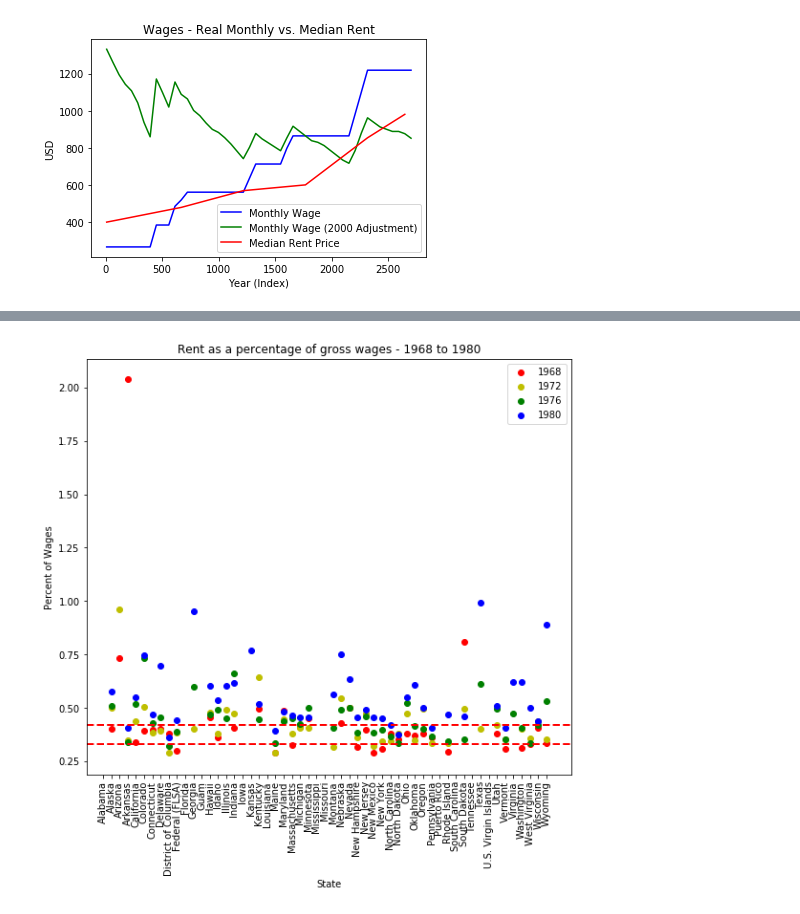
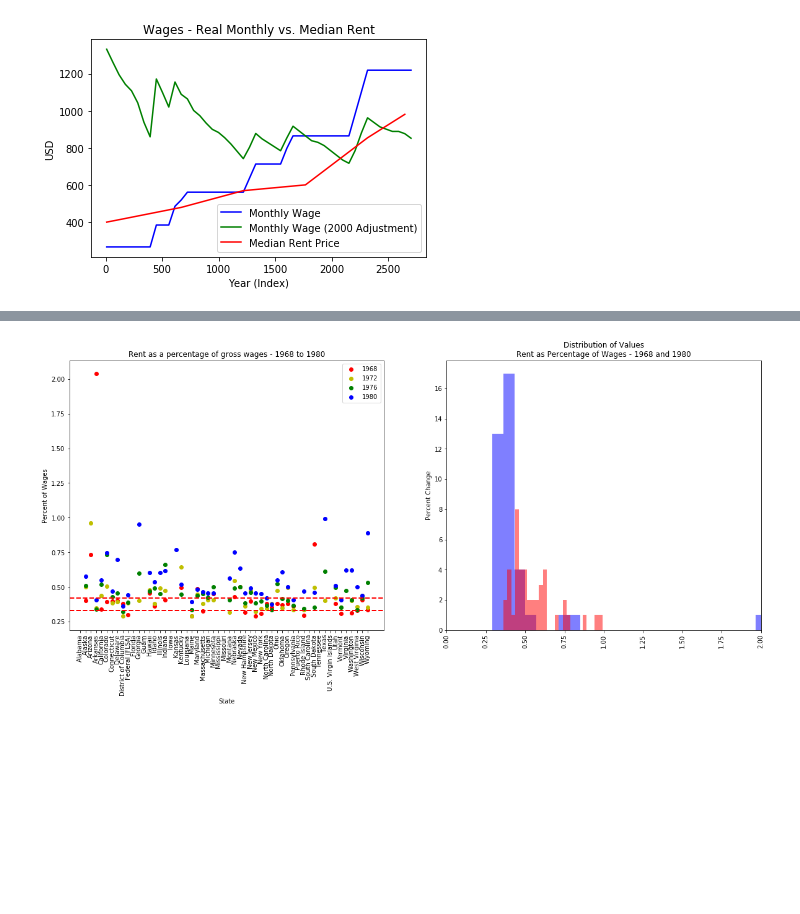
Before and after one commit to jkovach89/Wage_Affordability, a Jupyter notebook: Capstone 1 - Wage Affordability Study.ipynb, the cells around one changed output, grey strips where cells are left out. Cells and saved outputs as stored; diff of their text form; code cells hidden in the pictures; blank space fills up the shorter version.

```diff
--- a/Capstone 1 - Wage Affordability Study.ipynb
+++ b/Capstone 1 - Wage Affordability Study.ipynb
@@ -242,41 +262,46 @@ plt.show()
 The above charts help to clarify two points. First, they confirm the findings of the original question, that
 rent has quickly grown away from the two points of affordability, as by 2016, even the lowest state's median is
 greater than 60% of minimum monthly wages. Second, they suggest an answer to our second questions, that this
 disparity is not necessarily new but has been the case since at least as far back as 1980 (given that most states
 fell below 42% and many below 33% as well).
 '''
 
 # Create dataframes intermittently from 1968 through 1980
 wage_1972 = wage.loc[lambda yr: wage['Year']==1972]
 wage_1976 = wage.loc[lambda yr: wage['Year']==1976]
 
-# Plot all to single scatter
+# Remove infinite and NaN values from dataset
+fix_68 = wage_1968['Percent'].replace(np.inf, np.nan).dropna(how='all')
+fix_80 = wage_1980['Percent'].replace(np.inf, np.nan).dropna(how='all')
+
+# Plot '68 to '80 datapoints to single scatter
 plt.figure(figsize=(20,8))
 
 plt.subplot(1,2,1)
 plt.scatter(x=wage_1968['State'], y=wage_1968['Percent'], color='r', label='1968')
 plt.scatter(x=wage_1972['State'], y=wage_1972['Percent'], color='y', label='1972')
 plt.scatter(x=wage_1976['State'], y=wage_1976['Percent'], color='g', label='1976')
 plt.scatter(x=wage_1980['State'], y=wage_1980['Percent'], color='b', label='1980')
 plt.title('Rent as a percentage of gross wages - 1968 to 1980')
 plt.xlabel('State')
 plt.ylabel('Percent of Wages')
 plt.axhline(0.333, color='r', linestyle='dashed', linewidth=2)
 plt.axhline(0.42, color='r', linestyle='dashed', linewidth=2)
 plt.legend(loc='upper right')
 plt.xticks(rotation=90)
 
-'''
+# Plot Distribution of Values
 plt.subplot(1,2,2)
-plt.scatter(x=wage_1980['State'], y=wage_1980['Percent.Change'], color='b')
-plt.xlabel='State'
-plt.ylabel='Percent Change'
-plt.title('Percent Change - 1968 to 1980')
+plt.hist(fix_68, bins=25, color='b', alpha=.5)
+plt.hist(fix_80, bins=25, color='r', alpha=.5)
+plt.ylabel('Percent Change')
+plt.title('Distribution of Values\nRent as Percentage of Wages - 1968 and 1980')
 plt.xticks(rotation=90)
-'''
+plt.xlim(0,2)
+
 plt.show()
 # %% [output]
-[figure, old version]
+[figure, new version]
 # %%
 '''
 Again, the scatter plot above confirms the answer to our second question, that while wages in 1968 were
```
Also changed, not shown: parts of 13 cells of this notebook.
